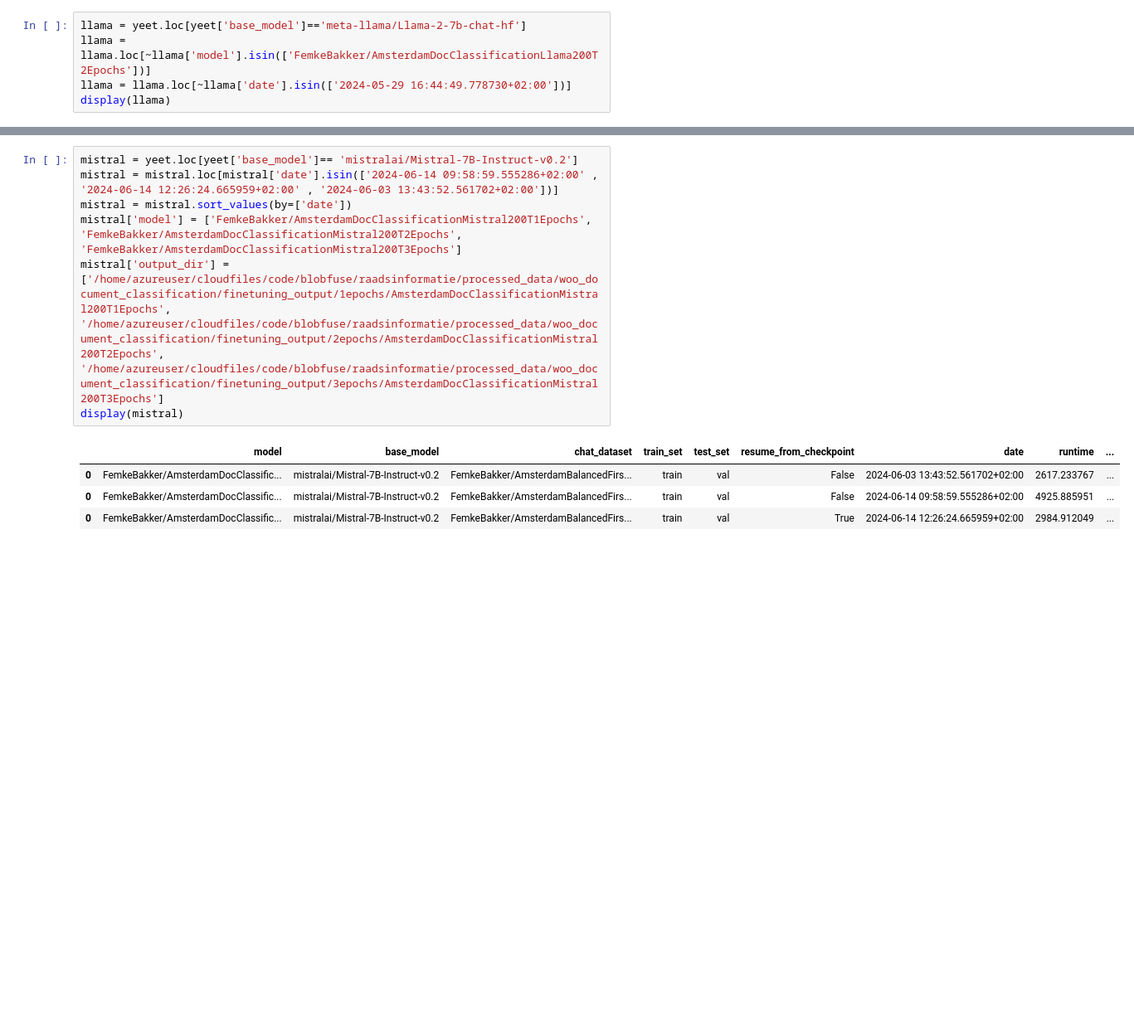
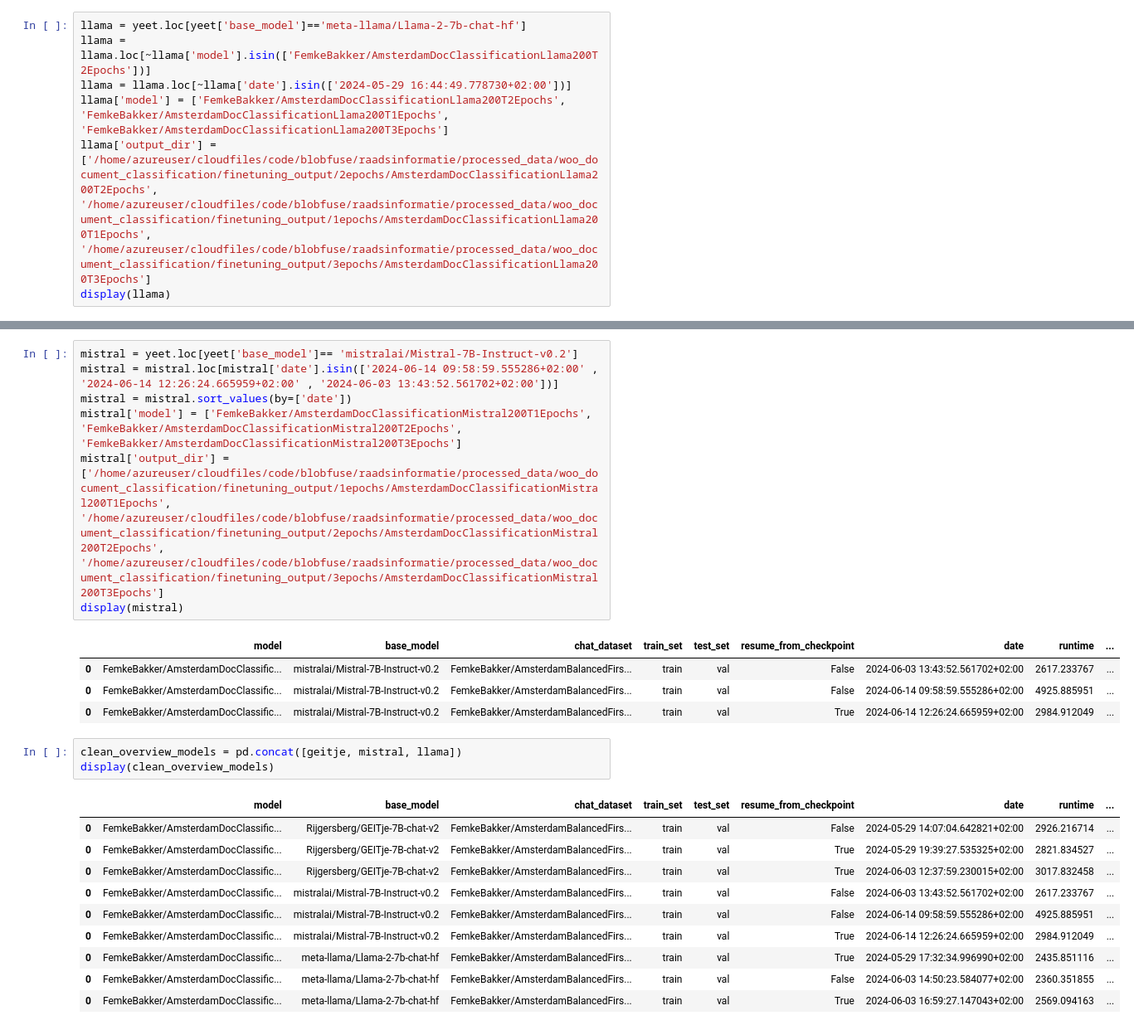
Before and after one commit to Amsterdam-Internships/document-classification-using-large-language-models, a Jupyter notebook: notebooks/5Finetuning.ipynb, the cells around one changed output, grey strips where cells are left out. Shown at 83% size. Cells and saved outputs as stored; diff of their text form; blank space fills up the shorter version.

Commit message:
fix llama issue with finetuning overview models

```diff
--- a/notebooks/5Finetuning.ipynb
+++ b/notebooks/5Finetuning.ipynb
@@ -276,6 +276,8 @@ display(geitje)
 llama = yeet.loc[yeet['base_model']=='meta-llama/Llama-2-7b-chat-hf']
 llama = llama.loc[~llama['model'].isin(['FemkeBakker/AmsterdamDocClassificationLlama200T2Epochs'])]
 llama = llama.loc[~llama['date'].isin(['2024-05-29 16:44:49.778730+02:00'])]
+llama['model'] = ['FemkeBakker/AmsterdamDocClassificationLlama200T2Epochs', 'FemkeBakker/AmsterdamDocClassificationLlama200T1Epochs', 'FemkeBakker/AmsterdamDocClassificationLlama200T3Epochs']
+llama['output_dir'] = ['/home/azureuser/cloudfiles/code/blobfuse/raadsinformatie/processed_data/woo_document_classification/finetuning_output/2epochs/AmsterdamDocClassificationLlama200T2Epochs', '/home/azureuser/cloudfiles/code/blobfuse/raadsinformatie/processed_data/woo_document_classification/finetuning_output/1epochs/AmsterdamDocClassificationLlama200T1Epochs', '/home/azureuser/cloudfiles/code/blobfuse/raadsinformatie/processed_data/woo_document_classification/finetuning_output/3epochs/AmsterdamDocClassificationLlama200T3Epochs']
 display(llama)
 # %% [output]
 |  | model | base_model | chat_dataset | train_set | test_set | resume_from_checkpoint | date | runtime | ... |
@@ -294,3 +296,17 @@ display(mistral)
 | 0 | FemkeBakker/AmsterdamDocClassific... | mistralai/Mistral-7B-Instruct-v0.2 | FemkeBakker/AmsterdamBalancedFirs... | train | val | False | 2024-06-03 13:43:52.561702+02:00 | 2617.233767 | ... |
 | 0 | FemkeBakker/AmsterdamDocClassific... | mistralai/Mistral-7B-Instruct-v0.2 | FemkeBakker/AmsterdamBalancedFirs... | train | val | False | 2024-06-14 09:58:59.555286+02:00 | 4925.885951 | ... |
 | 0 | FemkeBakker/AmsterdamDocClassific... | mistralai/Mistral-7B-Instruct-v0.2 | FemkeBakker/AmsterdamBalancedFirs... | train | val | True | 2024-06-14 12:26:24.665959+02:00 | 2984.912049 | ... |
+# %%
+clean_overview_models = pd.concat([geitje, mistral, llama])
+display(clean_overview_models)
+# %% [output]
+|  | model | base_model | chat_dataset | train_set | test_set | resume_from_checkpoint | date | runtime | ... |
+| 0 | FemkeBakker/AmsterdamDocClassific... | Rijgersberg/GEITje-7B-chat-v2 | FemkeBakker/AmsterdamBalancedFirs... | train | val | False | 2024-05-29 14:07:04.642821+02:00 | 2926.216714 | ... |
+| 0 | FemkeBakker/AmsterdamDocClassific... | Rijgersberg/GEITje-7B-chat-v2 | FemkeBakker/AmsterdamBalancedFirs... | train | val | True | 2024-05-29 19:39:27.535325+02:00 | 2821.834527 | ... |
+| 0 | FemkeBakker/AmsterdamDocClassific... | Rijgersberg/GEITje-7B-chat-v2 | FemkeBakker/AmsterdamBalancedFirs... | train | val | True | 2024-06-03 12:37:59.230015+02:00 | 3017.832458 | ... |
+| 0 | FemkeBakker/AmsterdamDocClassific... | mistralai/Mistral-7B-Instruct-v0.2 | FemkeBakker/AmsterdamBalancedFirs... | train | val | False | 2024-06-03 13:43:52.561702+02:00 | 2617.233767 | ... |
+| 0 | FemkeBakker/AmsterdamDocClassific... | mistralai/Mistral-7B-Instruct-v0.2 | FemkeBakker/AmsterdamBalancedFirs... | train | val | False | 2024-06-14 09:58:59.555286+02:00 | 4925.885951 | ... |
+| 0 | FemkeBakker/AmsterdamDocClassific... | mistralai/Mistral-7B-Instruct-v0.2 | FemkeBakker/AmsterdamBalancedFirs... | train | val | True | 2024-06-14 12:26:24.665959+02:00 | 2984.912049 | ... |
+| 0 | FemkeBakker/AmsterdamDocClassific... | meta-llama/Llama-2-7b-chat-hf | FemkeBakker/AmsterdamBalancedFirs... | train | val | True | 2024-05-29 17:32:34.996990+02:00 | 2435.851116 | ... |
+| 0 | FemkeBakker/AmsterdamDocClassific... | meta-llama/Llama-2-7b-chat-hf | FemkeBakker/AmsterdamBalancedFirs... | train | val | False | 2024-06-03 14:50:23.584077+02:00 | 2360.351855 | ... |
+| 0 | FemkeBakker/AmsterdamDocClassific... | meta-llama/Llama-2-7b-chat-hf | FemkeBakker/AmsterdamBalancedFirs... | train | val | True | 2024-06-03 16:59:27.147043+02:00 | 2569.094163 | ... |
```
